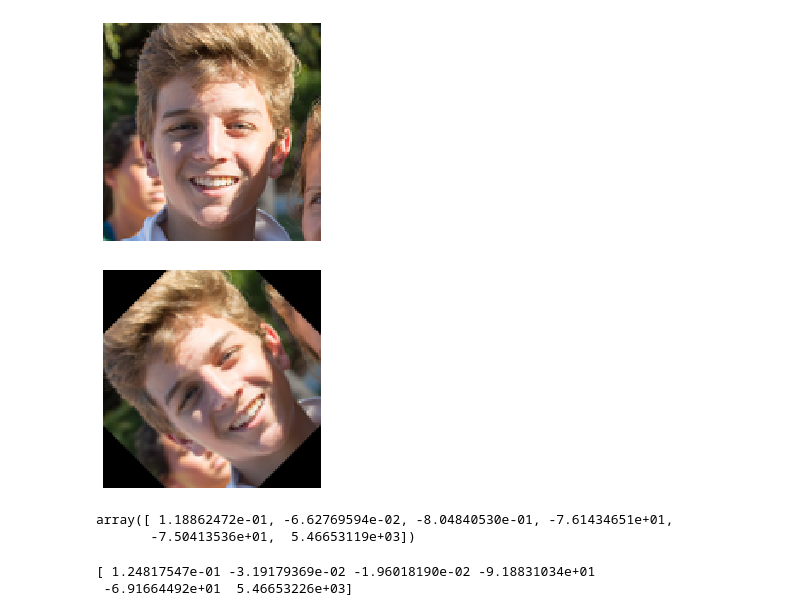
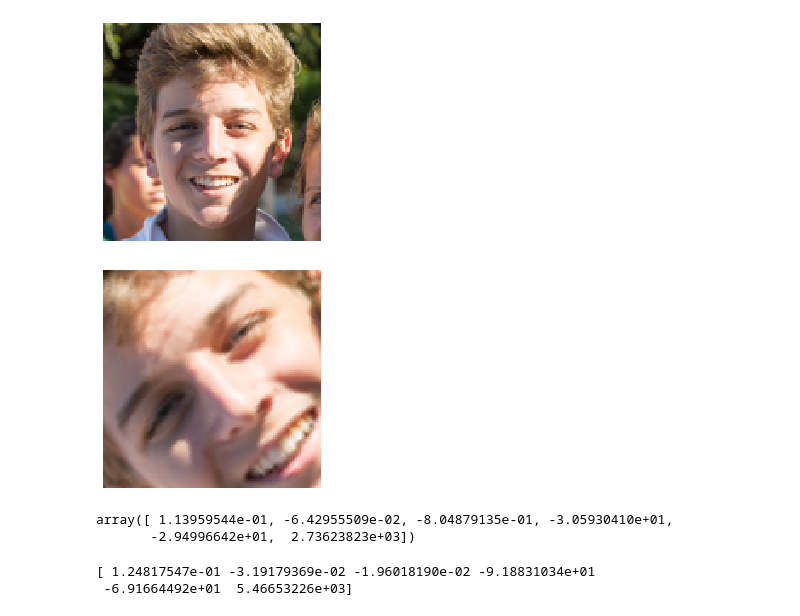
Before and after one commit to havershlomi/PoseNet, a Jupyter notebook: calc_pose_with_3dface.ipynb, the cells around one changed output. Drawn from its saved outputs; the diff is of its cells as text; code cells hidden in the pictures.

```diff
--- a/calc_pose_with_3dface.ipynb
+++ b/calc_pose_with_3dface.ipynb
@@ -574,13 +574,13 @@ show_image(image)
 # %% [output]
 [figure]
 # %%
-img, dof = augmantor.generate_sample(image, 45)
+img, dof = augmantor.generate_sample(image, 45, 2)
 show_image(img)
 dof
 # %% [output]
-[figure, old version]
+[figure, new version]
-array([ 1.18862472e-01, -6.62769594e-02, -8.04840530e-01, -7.61434651e+01,
-       -7.50413536e+01,  5.46653119e+03])
+array([ 1.13959544e-01, -6.42955509e-02, -8.04879135e-01, -3.05930410e+01,
+       -2.94996642e+01,  2.73623823e+03])
 # %%
 print(vanila_model.predict(image))
 # %% [output]
```
